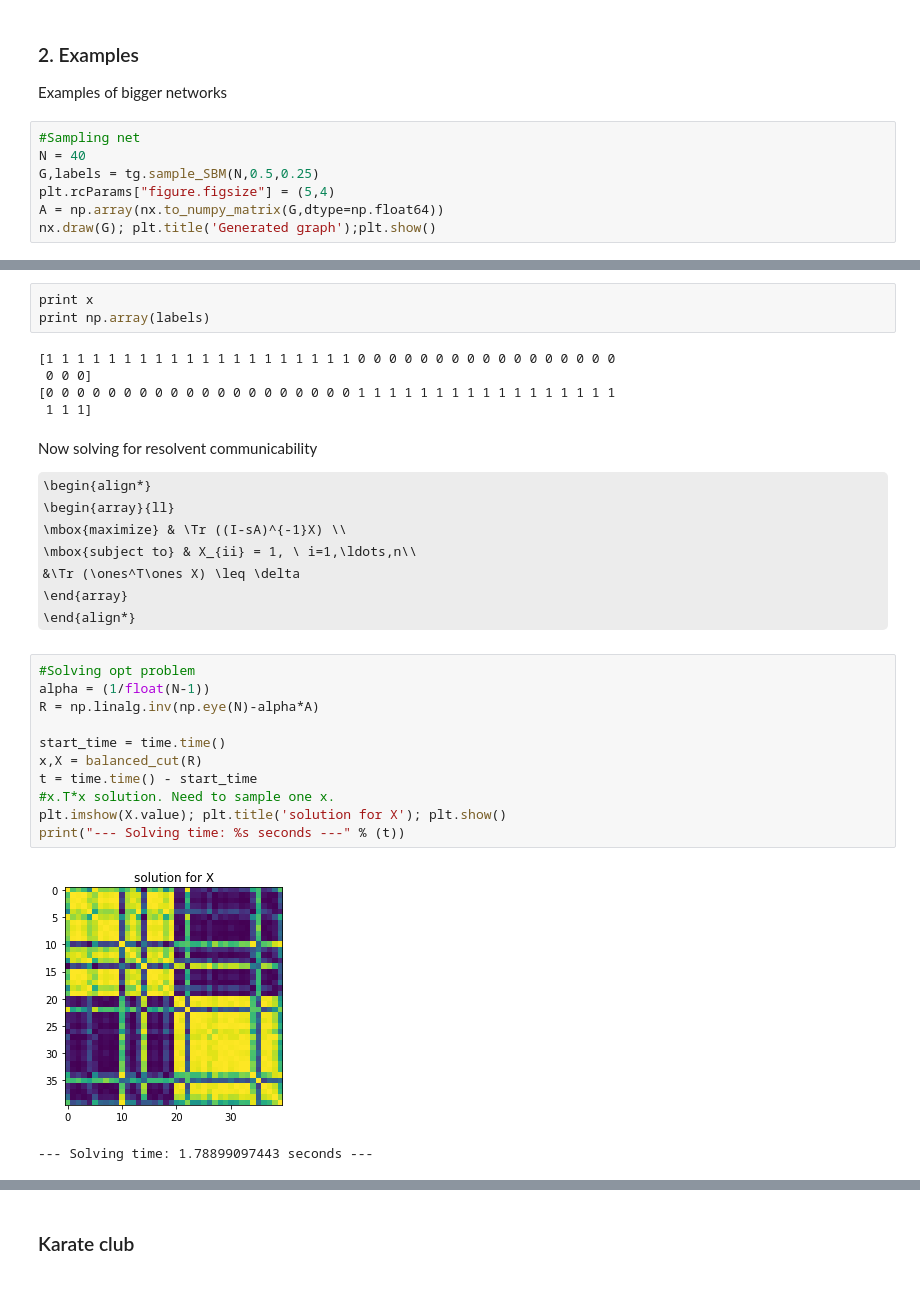
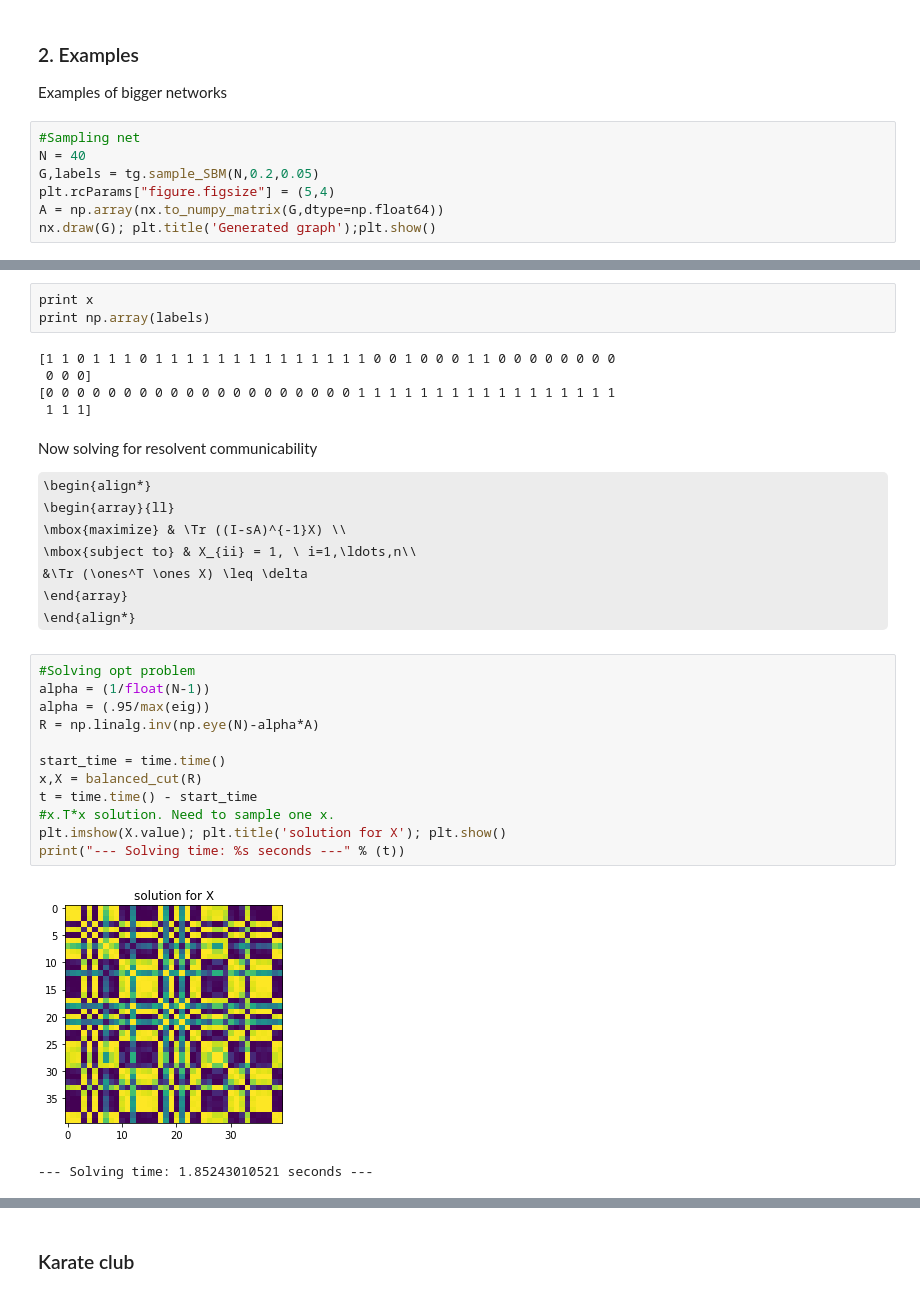
Before and after one commit to artuntun/SDP-clustering, a Jupyter notebook: code/notebooks/Commun_clustering.ipynb, the cells around one changed output, grey strips where cells are left out. Cells and saved outputs as stored; diff of their text form; some formulas as TeX source.

```diff
--- a/code/notebooks/Commun_clustering.ipynb
+++ b/code/notebooks/Commun_clustering.ipynb
@@ -87,7 +87,7 @@ Examples of bigger networks
 # %%
 #Sampling net
 N = 40
-G,labels = tg.sample_SBM(N,0.5,0.25)
+G,labels = tg.sample_SBM(N,0.2,0.05)
 plt.rcParams["figure.figsize"] = (5,4)
 A = np.array(nx.to_numpy_matrix(G,dtype=np.float64))
 nx.draw(G); plt.title('Generated graph');plt.show()
@@ -123,7 +123,7 @@ print("--- Solving time: %s seconds ---" % (t))
 print x
 print np.array(labels)
 # %% [output]
-[1 1 1 1 1 1 1 1 1 1 1 1 1 1 1 1 1 1 1 1 0 0 0 0 0 0 0 0 0 0 0 0 0 0 0 0 0
+[1 1 0 1 1 1 0 1 1 1 1 1 1 1 1 1 1 1 1 1 1 0 0 1 0 0 0 1 1 0 0 0 0 0 0 0 0
  0 0 0]
 [0 0 0 0 0 0 0 0 0 0 0 0 0 0 0 0 0 0 0 0 1 1 1 1 1 1 1 1 1 1 1 1 1 1 1 1 1
  1 1 1]
@@ -134,23 +134,24 @@ Now solving for resolvent communicability
     \begin{array}{ll}
     \mbox{maximize} & \Tr ((I-sA)^{-1}X) \\
     \mbox{subject to} & X_{ii} = 1, \ i=1,\ldots,n\\
-                      &\Tr (\ones^T\ones X) \leq \delta
+                      &\Tr (\ones^T \ones X) \leq \delta
     \end{array}
 \end{align*}
 # %%
 #Solving opt problem
 alpha = (1/float(N-1))
+alpha = (.95/max(eig))
 R = np.linalg.inv(np.eye(N)-alpha*A)
 
 start_time = time.time()
 x,X = balanced_cut(R)
 t = time.time() - start_time
 #x.T*x solution. Need to sample one x.
 plt.imshow(X.value); plt.title('solution for X'); plt.show()
 print("--- Solving time: %s seconds ---" % (t))
 # %% [output]
-[figure, old version]
+[figure, new version]
---- Solving time: 1.78899097443 seconds ---
+--- Solving time: 1.85243010521 seconds ---
 # %%
 #Sampling from X=x^Tx to get labels assignment
 Xp = matrix(X.value)
```
Also changed, not shown: parts of 24 cells of this notebook, 13 other files.
